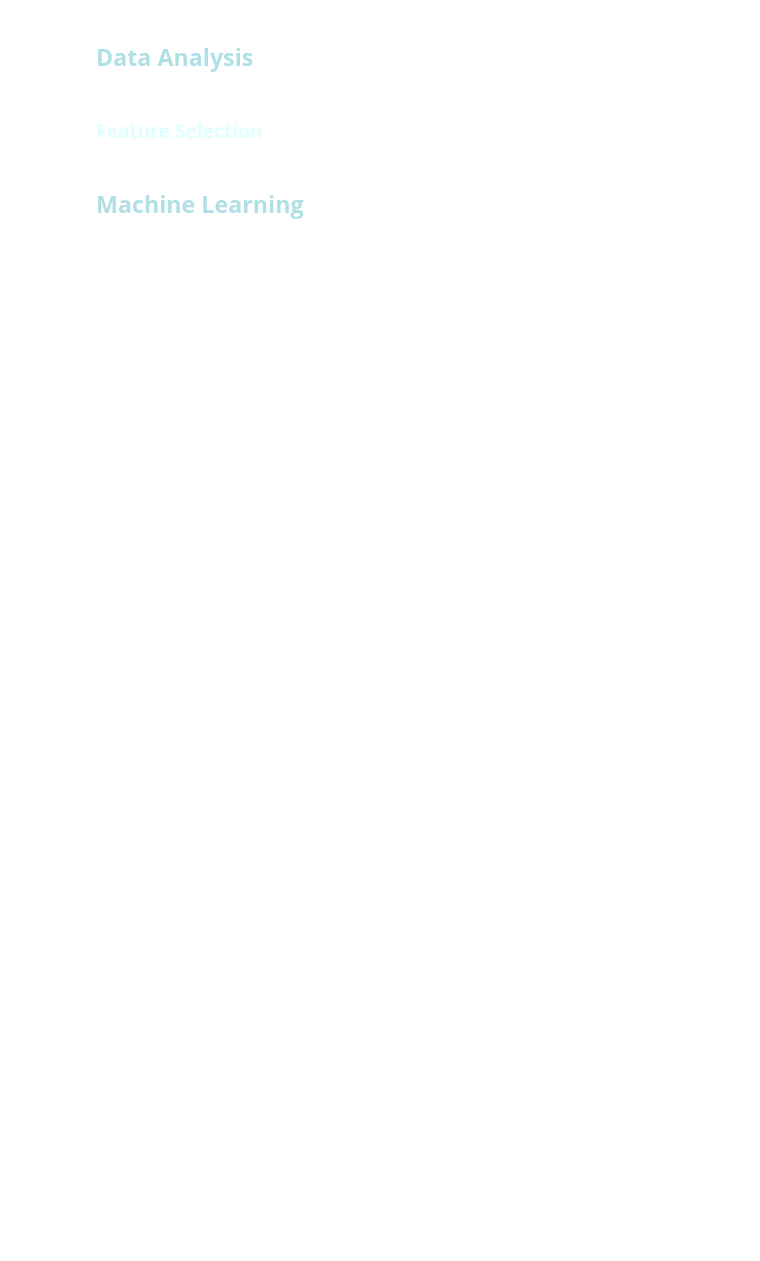
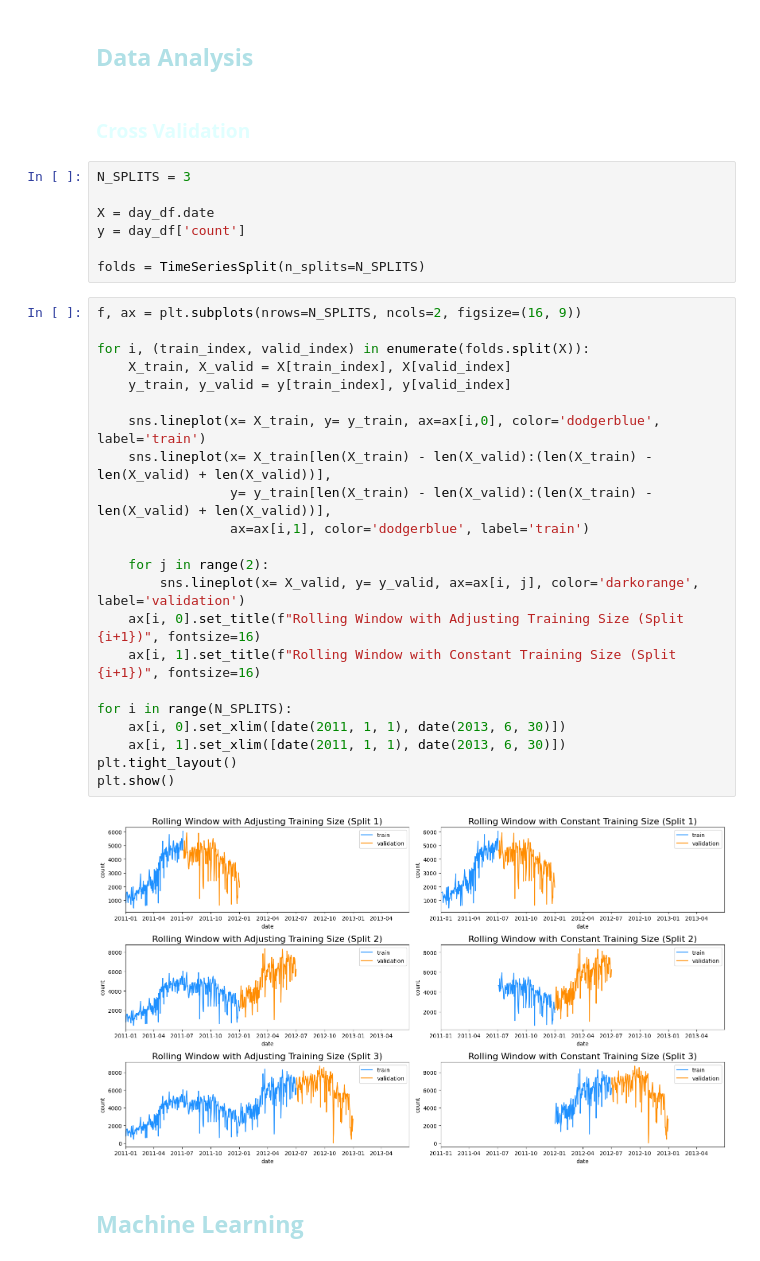
Before and after one commit to ClemRibe/ProjetML, a Jupyter notebook: ProjetML.ipynb, the cells around one changed output. Cells and saved outputs as stored; diff of their text form; blank space fills up the shorter version.

```diff
--- a/ProjetML.ipynb
+++ b/ProjetML.ipynb
@@ -310,7 +389,38 @@ plt.show()
 # %% [markdown]
 ## <span style="color:powderblue">**Data Analysis**</span>
 # %% [markdown]
-### <span style="color:lightcyan">**Feature Selection**</span>
+### <span style="color:lightcyan">**Cross Validation**</span>
+# %%
+N_SPLITS = 3
+
+X = day_df.date
+y = day_df['count']
+
+folds = TimeSeriesSplit(n_splits=N_SPLITS)
+# %%
+f, ax = plt.subplots(nrows=N_SPLITS, ncols=2, figsize=(16, 9))
+
+for i, (train_index, valid_index) in enumerate(folds.split(X)):
+    X_train, X_valid = X[train_index], X[valid_index]
+    y_train, y_valid = y[train_index], y[valid_index]
+
+    sns.lineplot(x= X_train, y= y_train, ax=ax[i,0], color='dodgerblue', label='train')
+    sns.lineplot(x= X_train[len(X_train) - len(X_valid):(len(X_train) - len(X_valid) + len(X_valid))],
+                 y= y_train[len(X_train) - len(X_valid):(len(X_train) - len(X_valid) + len(X_valid))],
+                 ax=ax[i,1], color='dodgerblue', label='train')
+
+    for j in range(2):
+        sns.lineplot(x= X_valid, y= y_valid, ax=ax[i, j], color='darkorange', label='validation')
+    ax[i, 0].set_title(f"Rolling Window with Adjusting Training Size (Split {i+1})", fontsize=16)
+    ax[i, 1].set_title(f"Rolling Window with Constant Training Size (Split {i+1})", fontsize=16)
+
+for i in range(N_SPLITS):
+    ax[i, 0].set_xlim([date(2011, 1, 1), date(2013, 6, 30)])
+    ax[i, 1].set_xlim([date(2011, 1, 1), date(2013, 6, 30)])
+plt.tight_layout()
+plt.show()
+# %% [output]
+[figure, added]
 # %% [markdown]
 ## <span style="color:powderblue">**Machine Learning**</span>
 # %% [markdown]
```
Also changed, not shown: parts of 43 cells of this notebook.
